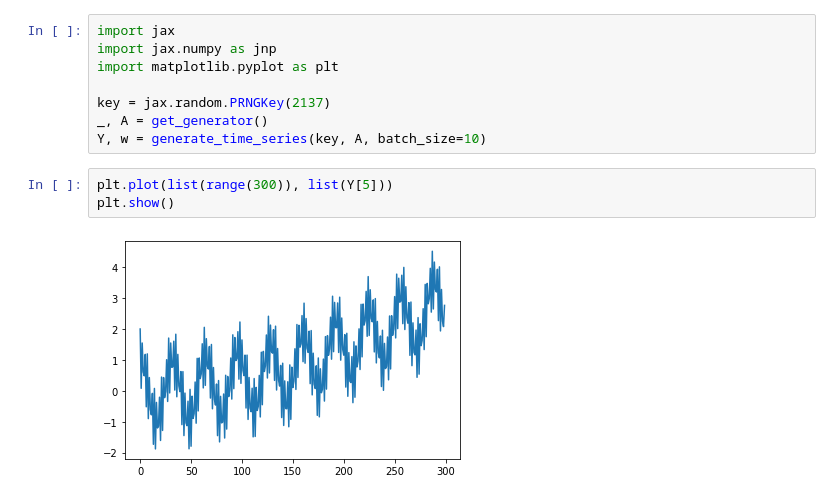
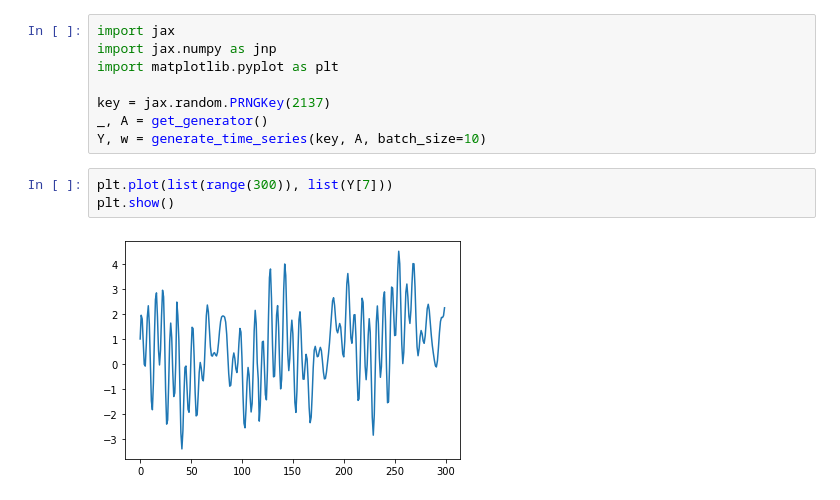
Before and after one commit to DominikHuss/AITech-forecasting, a Jupyter notebook: preview_data.ipynb, the cells around one changed output. Cells and saved outputs as stored; diff of their text form.

```diff
--- a/preview_data.ipynb
+++ b/preview_data.ipynb
@@ -31,7 +28,7 @@ key = jax.random.PRNGKey(2137)
 _, A = get_generator()
 Y, w = generate_time_series(key, A, batch_size=10)
 # %%
-plt.plot(list(range(300)), list(Y[5]))
+plt.plot(list(range(300)), list(Y[7]))
 plt.show()
 # %% [output]
-[figure, old version]
+[figure, new version]
```
Also changed, not shown: parts of 1 cell of this notebook, 6 other files.
